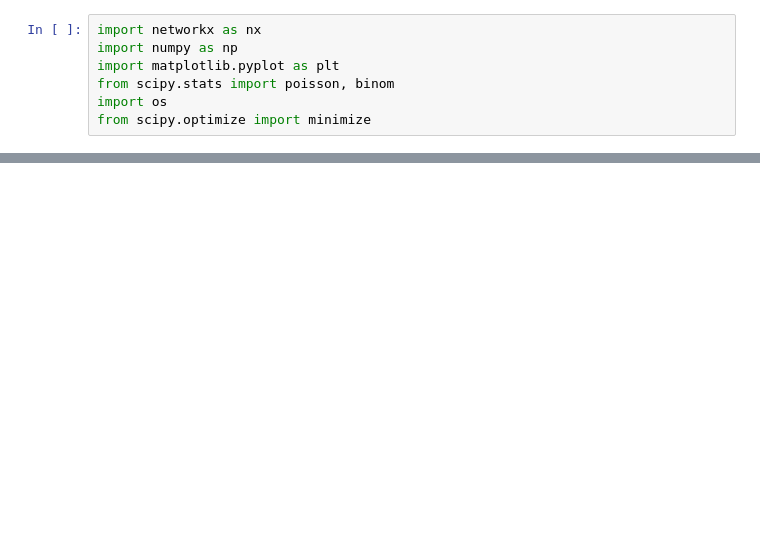
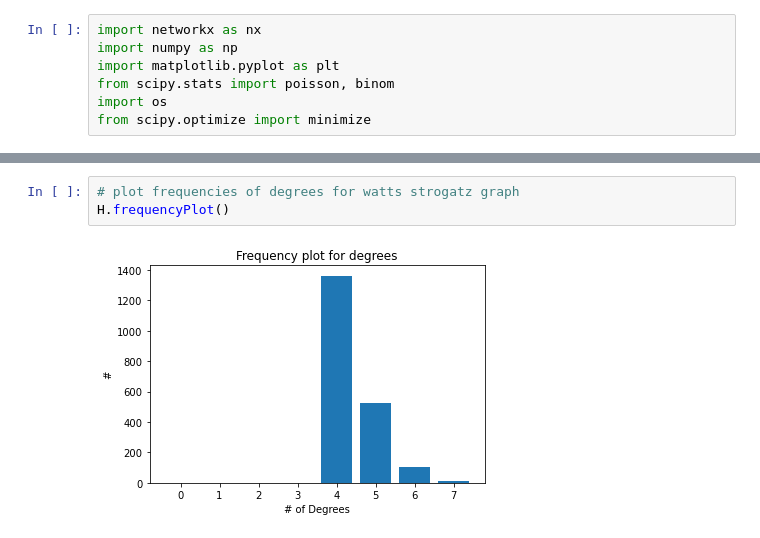
Before and after one commit to sjanus99/complexsystems, a Jupyter notebook: List3.ipynb, the cells around one changed output, grey strips where cells are left out. Cells and saved outputs as stored; diff of their text form; blank space fills up the shorter version.

```diff
--- a/List3.ipynb
+++ b/List3.ipynb
@@ -232,0 +285,5 @@ G.fitPowerLawDistribution()
+# %%
+# plot frequencies of degrees for watts strogatz graph
+H.frequencyPlot()
+# %% [output]
+[figure, added]
```
Also changed, not shown: parts of 26 cells of this notebook.
